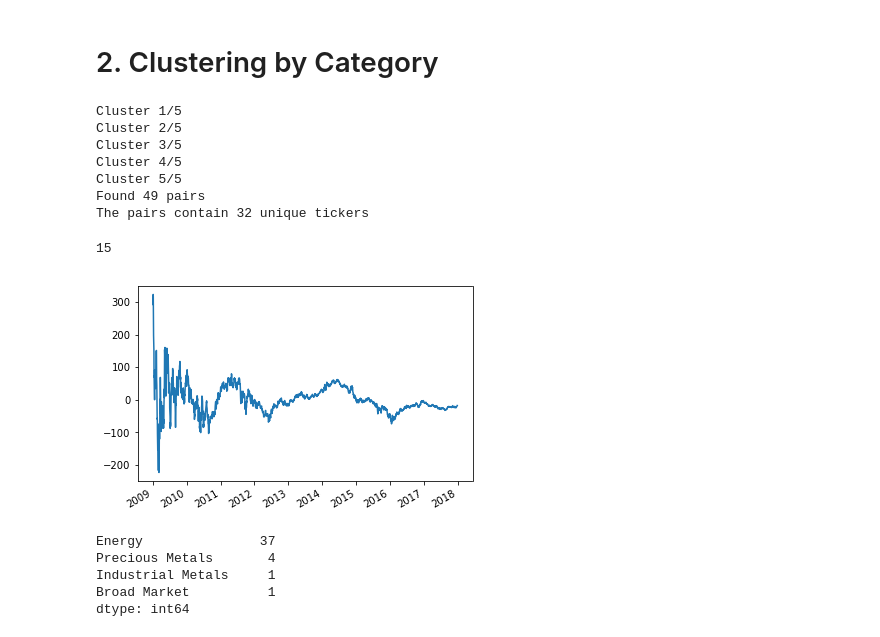
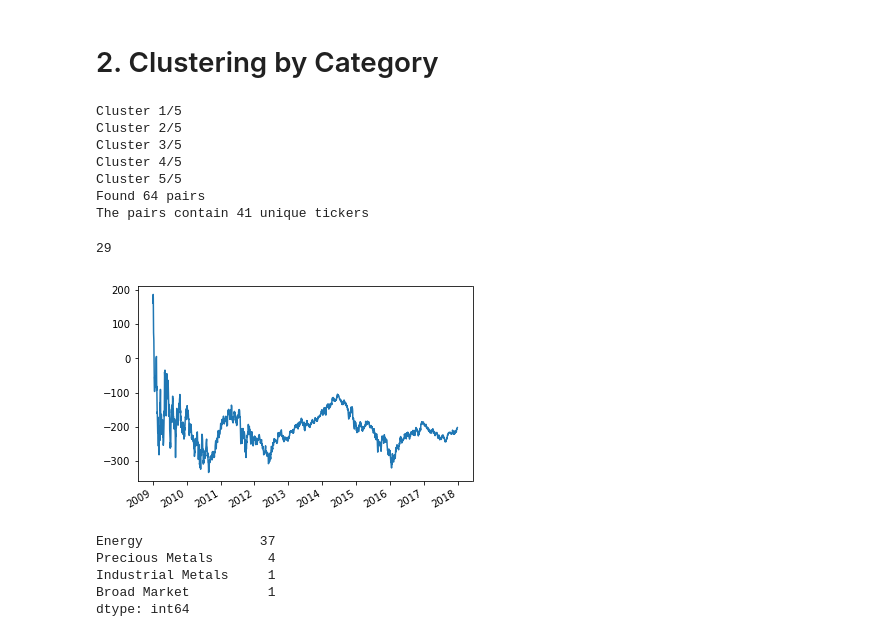
Before and after one commit to simaomsarmento/PairsTrading, a Jupyter notebook: PairsTrading_CommodityETFs-Clustering.ipynb, the cells around one changed output. Cells and saved outputs as stored; diff of their text form; code cells hidden in the pictures.

```diff
--- a/PairsTrading_CommodityETFs-Clustering.ipynb
+++ b/PairsTrading_CommodityETFs-Clustering.ipynb
@@ -100,11 +100,13 @@ In this section, we proceed to analyze ETFs from different commodity sectors and
 We start by retrieving the data from a Dataframe saved in a pickle file, as it was previously processed in the `PairsTrading_CommodityETFS_Datapreprocessing.ipynb` notebook.
 # %%
 # intraday
-#df_prices = pd.read_pickle('data/etfs/pickle/commodity_ETFs_intraday')
-# subsample = 2500
+#df_prices = pd.read_pickle('data/etfs/pickle/commodity_ETFs_intraday_interpolated_screened')
+#subsample = 2500
+#min_half_life = 78 #total de pontos num dia
 # inter day
 df_prices = pd.read_pickle('data/etfs/pickle/commodity_ETFs_interpolated_screened')
 subsample=0
+min_half_life = 5
 # %%
 # split data in training and test
 df_prices_train, df_prices_test = data_processor.split_data(df_prices,
@@ -224,7 +226,7 @@ pairs_category, unique_tickers = series_analyser.get_candidate_pairs(
                                                             clustered_series=df_category['Category_cluster'],
                                                             pricing_df_train=df_prices_train,
                                                             pricing_df_test=df_prices_test,
-                                                            min_half_life=5,#78 total de pontos num dia
+                                                            min_half_life=min_half_life,
                                                             min_zero_crosings=12*6,
                                                             p_value_threshold=0.05,
                                                             hurst_threshold=0.5,
@@ -238,8 +240,8 @@ Cluster 2/5
 Cluster 3/5
 Cluster 4/5
 Cluster 5/5
-Found 49 pairs
-The pairs contain 32 unique tickers
+Found 64 pairs
+The pairs contain 41 unique tickers
 # %%
 cProfile.run("series_analyser.get_candidate_pairs(\
                                                     clustered_series=df_category['Category_cluster'],\
@@ -253,17 +255,17 @@ cProfile.run("series_analyser.get_candidate_pairs(\
 # %%
 count = 0
 pairs_aux = []
 for pair in pairs_category:
-    if pair[2]['hurst_exponent']<0.4:
+    if pair[2]['hurst_exponent']<0.5:
         if pair[2]['p_value']<0.01:
             count += 1
             pairs_aux.append(pair)
             if count == 4:
                 pair[2]['spread'].plot()
 print(count)
 
 with open('data/etfs/pickle/pairs_category.pickle', 'wb') as f:
     pickle.dump(pairs_aux, f)
 # %% [output]
-15
+29
-[figure, old version]
+[figure, new version]
```
Also changed, not shown: parts of 2 cells of this notebook, 4 other files.
